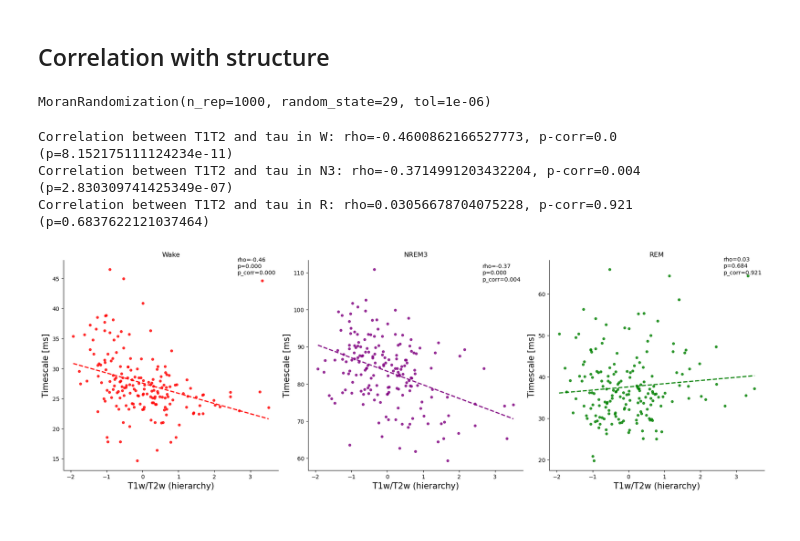
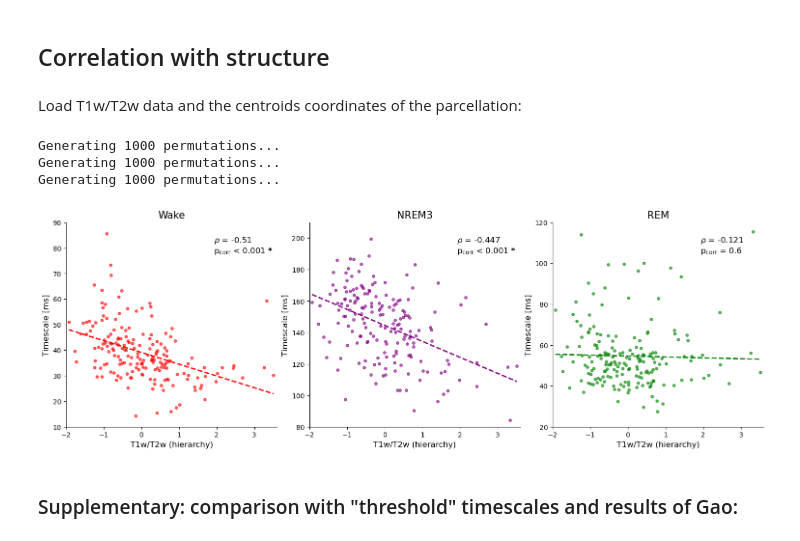
Before and after one commit to cusinatr/MNI-Analysis, a Jupyter notebook: plot_mni_tau.ipynb, the cells around one changed output. Saved outputs shown, nothing was run; the diff lists cells and outputs as text; code cells hidden in the pictures.

```diff
--- a/plot_mni_tau.ipynb
+++ b/plot_mni_tau.ipynb
@@ -36,7 +38,7 @@ df_plot = {
     "R": pd.read_csv(res_path.joinpath(f"{data_name}_parc_R.csv"), index_col=0),
 }
 # %%
-minmax_stages = {"W": (15, 45), "N3": (60, 110), "R": (20, 65)}
+minmax_stages = {"W": (15, 80), "N3": (90, 200), "R": (30, 110)}
 title_dict = {"W": "Wake", "N3": "NREM3", "R": "REM"}
 
 # Loop through stages
@@ -69,7 +69,7 @@ fig, ax = plot_parcellated_metric(
     parc_labels,
     subjects_dir,
     log_scale=False,
-    minmax=(20, 85),
+    minmax=(50, 150),
     zero_center=False,
     title="NREM3 - Wake",
     cmap="Reds",
@@ -84,7 +84,7 @@ fig, ax = plot_parcellated_metric(
     parc_labels,
     subjects_dir,
     log_scale=False,
-    minmax=(-5, 30),
+    minmax=(-15, 70),
     zero_center=False,
     title="REM - Wake",
     cmap="Reds",
@@ -95,7 +95,8 @@ plt.close(fig)
 # %% [markdown]
 ## 2) Plot of macro-parcels
 # %%
-minmax_stages = {"W": (15, 45), "N3": (60, 110), "R": (20, 65)}
+# minmax_stages = {"W": (15, 45), "N3": (60, 110), "R": (20, 65)}
+minmax_stages = {"W": (15, 80), "N3": (90, 200), "R": (30, 110)}
 title_dict = {"W": "Wake", "N3": "NREM3", "R": "REM"}
 
 # Loop through stages
@@ -214,44 +183,52 @@ from brainspace.null_models import MoranRandomization
-# %%
-df_struct = pd.read_csv(data_path.joinpath("df_structural_avg.csv"), index_col=0)
-#Randomization of map
-df_parcel_geo = pd.read_csv(data_path.joinpath("LeftParcelGeodesicDistmat.txt"), header=None, delimiter=' ')
-w_igd = 1/(df_parcel_geo.values + np.eye(len(df_parcel_geo)))  # inverse
-tau_msr = MoranRandomization(n_rep=1000, procedure='singleton', tol=1e-6, random_state=29)
-tau_msr.fit(w_igd)
-# %% [output]
-MoranRandomization(n_rep=1000, random_state=29, tol=1e-06)
+# %% [markdown]
+Load T1w/T2w data and the centroids coordinates of the parcellation:
+# %%
+df_struct = pd.read_csv(data_path.joinpath("df_structural_avg.csv"), index_col=0)
+map_coords = pd.read_csv(data_path.joinpath("mmp_centroids_coords.csv"), index_col=0)
 # %%
 title_dict = {"W": "Wake", "N3": "NREM3", "R": "REM"}
 color_stages = {"W": "red", "N3": "purple", "R": "green"}
+xlims_stages = {"W": (-2, 3.6), "N3": (-2, 3.6), "R": (-2, 3.6)}
+ylims_stages = {"W": (10, 90), "N3": (80, 210), "R": (20, 120)}
 
-fig, axs = plt.subplots(1, 3, figsize=(18, 6), layout="constrained")
-
+fig, axs = plt.subplots(1, 3, figsize=(15, 5), layout="constrained")
 
 for i, stage in enumerate(["W", "N3", "R"]):
     # Import dataframe
-    df_plot = pd.read_csv(
+    df_metric = pd.read_csv(
         res_path.joinpath(f"{data_name}_parc_{stage}.csv"), index_col=0
     )
 
+    # Get data
+    x = stats.zscore(df_struct["T1T2"], ddof=1).to_numpy()
+    y = df_metric.loc[df_struct.index].to_numpy().squeeze()
+
+    # Get correlation values
+    rho, p_corr = uti.get_pcorr(x, y, map_coords, method="vasa")
+
     axs[i] = plot_struct_corr(
         axs[i],
-        stats.zscore(df_struct["T1T2"], ddof=1).to_numpy(),
-        df_plot.loc[df_struct.index].to_numpy().squeeze(),
-        tau_msr,
-        stage=stage,
+        x,
+        y,
+        rho,
+        p_corr,
         color=color_stages[stage],
         title=title_dict[stage],
+        xlims=xlims_stages[stage],
+        ylims=ylims_stages[stage],
     )
 
 fig.savefig(
     res_path.joinpath(f"{data_name}_corr_struct.png"),
     dpi=300,
     bbox_inches="tight",
 )
 
 plt.show()
 # %% [output]
-Correlation between T1T2 and tau in W: rho=-0.4600862166527773, p-corr=0.0 (p=8.152175111124234e-11)
-Correlation between T1T2 and tau in N3: rho=-0.3714991203432204, p-corr=0.004 (p=2.830309741425349e-07)
-Correlation between T1T2 and tau in R: rho=0.03056678704075228, p-corr=0.921 (p=0.6837622121037464)
+Generating 1000 permutations...
+Generating 1000 permutations...
+Generating 1000 permutations...
-[figure, old version]
+[figure, new version]
+# %% [markdown]
+### Supplementary: comparison with "threshold" timescales and results of Gao:
```
Also changed, not shown: parts of 9 cells of this notebook.
